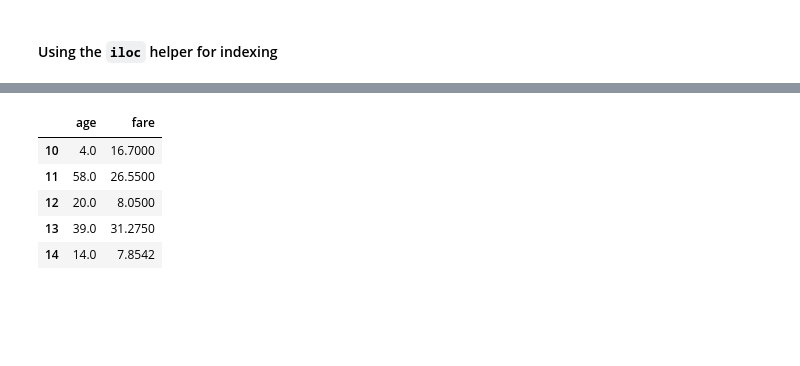
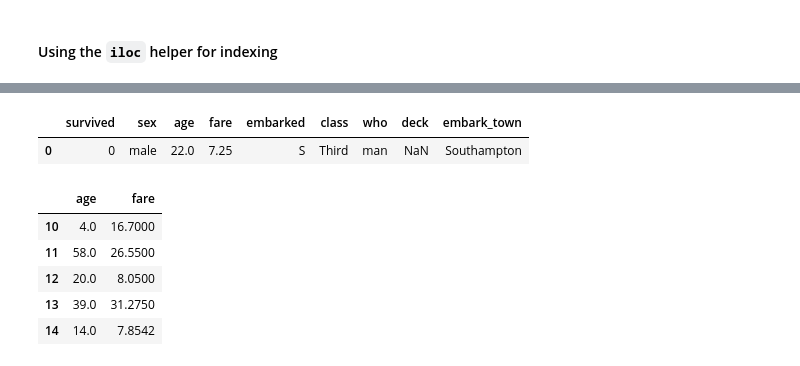
Before and after one commit to berkeley-stat159-f17/stat159-f17, a Jupyter notebook: lectures/12-data-intro.ipynb, the cells around one changed output, grey strips where cells are left out. Saved outputs shown, nothing was run; the diff lists cells and outputs as text; code cells hidden in the pictures; blank space fills up the shorter version.

```diff
--- a/lectures/12-data-intro.ipynb
+++ b/lectures/12-data-intro.ipynb
@@ -421,3 +456,8 @@ titanic[10:15]
+# %%
+titanic.iloc[0:1]
+# %% [output]
+|  | survived | sex | age | fare | embarked | class | who | deck | embark_town |
+| 0 | 0 | male | 22.0 | 7.25 | S | Third | man | NaN | Southampton |
 # %%
 titanic.iloc[10:15][['age', 'fare']]
 # %% [output]
```
Also changed, not shown: parts of 24 cells of this notebook.
